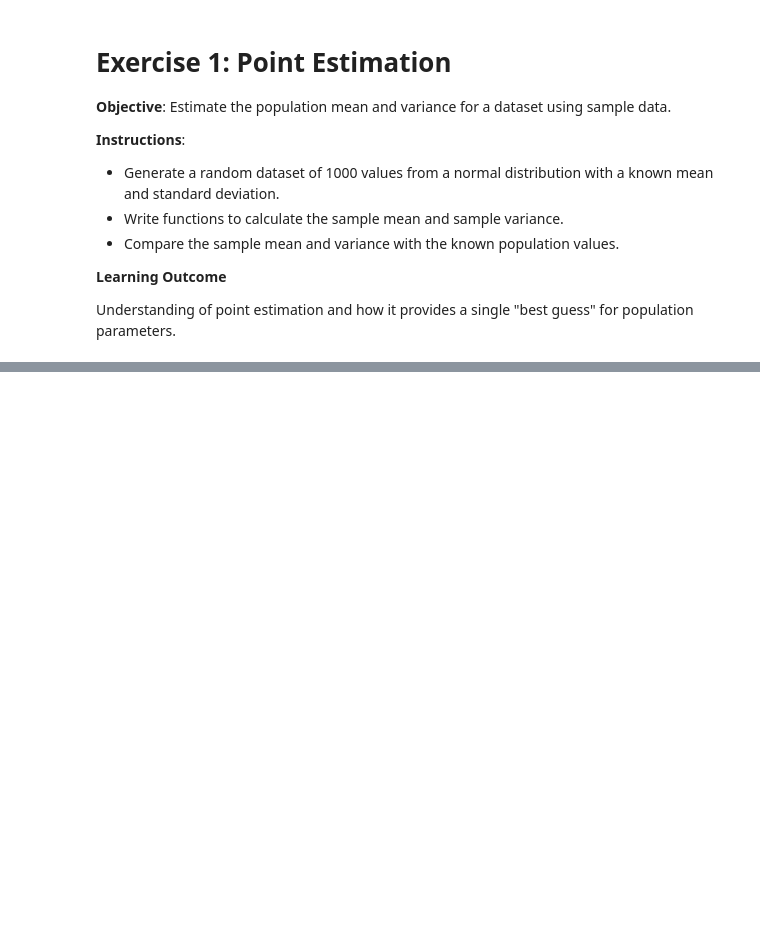
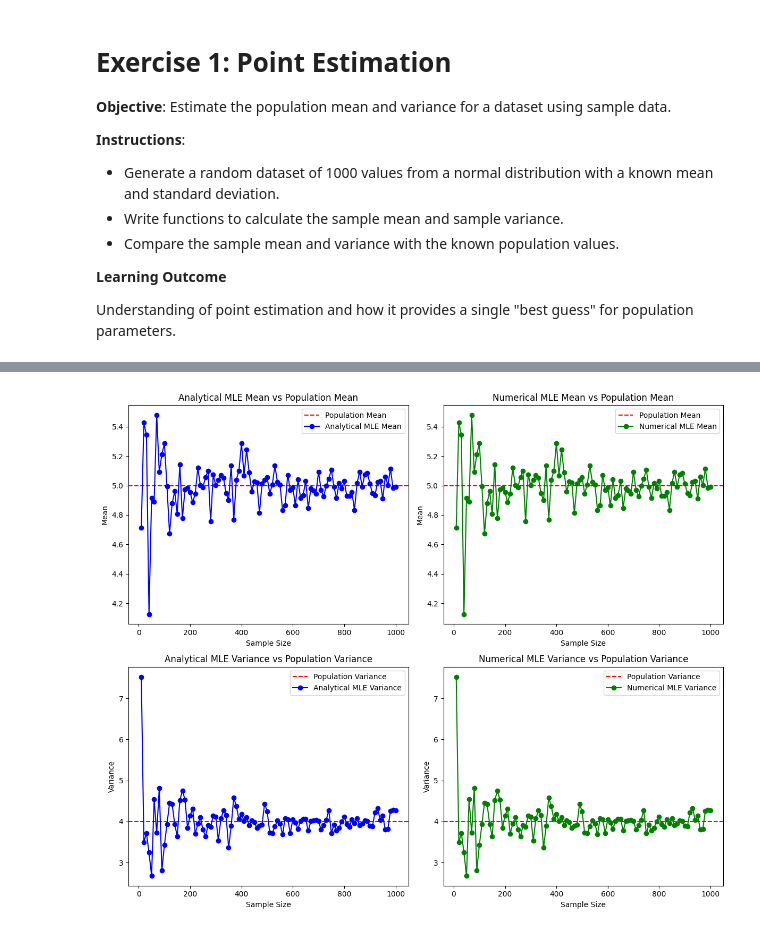
Before and after one commit to 0xd1rac/traditional-ml-projects, a Jupyter notebook: PSU_STAT-415_Introduction-To-Mathematical-Statistics/1_Estimation-Labs/1_Point Estimation.ipynb, the cells around one changed output, grey strips where cells are left out. Drawn from its saved outputs; the diff is of its cells as text; code cells hidden in the pictures; blank space fills up the shorter version.

```diff
--- a/PSU_STAT-415_Introduction-To-Mathematical-Statistics/1_Estimation-Labs/1_Point Estimation.ipynb
+++ b/PSU_STAT-415_Introduction-To-Mathematical-Statistics/1_Estimation-Labs/1_Point Estimation.ipynb
@@ -41,0 +189,94 @@ Write code to find the MLE for $\lambda$ using scipy.optimize to maximize the li
+# %%
+import scipy.optimize as optimize
+
+# Step 1: Define the analytical MLE estimators for a normal distribution
+def analytical_mle_normal(sample: list[float]) -> tuple[float, float]:
+    sample_mean = np.mean(sample)
+    sample_variance = np.var(sample, ddof=0)  # For MLE, use n (not n-1)
+    return sample_mean, sample_variance
+
+
+# Step 2: Define the negative log-likelihood for numerical optimization
+def neg_log_likelihood(params, data):
+    mean, var = params
+    if var <= 0:  # Variance must be positive
+        return np.inf
+    n = len(data)
+    log_likelihood = -0.5 * n * np.log(2 * np.pi * var) - 0.5 * np.sum((data - mean) ** 2) / var
+    return -log_likelihood  # Return negative because we are minimizing
+
+def numerical_mle_normal(sample: list[float]) -> tuple[float, float]:
+    initial_guess = [np.mean(sample), np.var(sample, ddof=0)]
+    result = optimize.minimize(neg_log_likelihood, initial_guess, args=(sample,))
+    return result.x[0], result.x[1]
+
+
+# Step 4: Generate a sample from a normal distribution
+POP_MEAN = 5
+POP_STD = 2
+POP_VARIANCE = POP_STD ** 2
+MAX_SAMPLE_SIZE = 1000
+SAMPLE_SIZES = range(10, MAX_SAMPLE_SIZE + 1, 10)
+
+analytical_means = []
+analytical_variances = []
+numerical_means = []
+numerical_variances = []
+
+
+for size in SAMPLE_SIZES:
+    data = np.random.normal(POP_MEAN, POP_STD, size)
+
+    # Get analytical MLE estimates
+    analytical_mean, analytical_variance = analytical_mle_normal(data)
+    analytical_means.append(analytical_mean)
+    analytical_variances.append(analytical_variance)
+
+    # Get numerical MLE estimates
+    numerical_mean, numerical_variance = numerical_mle_normal(data)
+    numerical_means.append(numerical_mean)
+    numerical_variances.append(numerical_variance)
+
+# Plot the results
+plt.figure(figsize=(12, 10))
+
+# Plot Analytical Mean
+plt.subplot(2, 2, 1)
+plt.axhline(y=POP_MEAN, color='r', linestyle='--', label='Population Mean')
+plt.plot(SAMPLE_SIZES, analytical_means, 'bo-', label='Analytical MLE Mean')
+plt.xlabel('Sample Size')
+plt.ylabel('Mean')
+plt.title('Analytical MLE Mean vs Population Mean')
+plt.legend()
+
+# Plot Numerical Mean
+plt.subplot(2, 2, 2)
+plt.axhline(y=POP_MEAN, color='r', linestyle='--', label='Population Mean')
+plt.plot(SAMPLE_SIZES, numerical_means, 'go-', label='Numerical MLE Mean')
+plt.xlabel('Sample Size')
+plt.ylabel('Mean')
+plt.title('Numerical MLE Mean vs Population Mean')
+plt.legend()
+
+# Plot Analytical Variance
+plt.subplot(2, 2, 3)
+plt.axhline(y=POP_VARIANCE, color='r', linestyle='--', label='Population Variance')
+plt.plot(SAMPLE_SIZES, analytical_variances, 'bo-', label='Analytical MLE Variance')
+plt.xlabel('Sample Size')
+plt.ylabel('Variance')
+plt.title('Analytical MLE Variance vs Population Variance')
+plt.legend()
+
+# Plot Numerical Variance
+plt.subplot(2, 2, 4)
+plt.axhline(y=POP_VARIANCE, color='r', linestyle='--', label='Population Variance')
+plt.plot(SAMPLE_SIZES, numerical_variances, 'go-', label='Numerical MLE Variance')
+plt.xlabel('Sample Size')
+plt.ylabel('Variance')
+plt.title('Numerical MLE Variance vs Population Variance')
+plt.legend()
+
+plt.tight_layout()
+plt.show()
+# %% [output]
+[figure, added]
```
Also changed, not shown: parts of 23 cells of this notebook, 9 other files.
